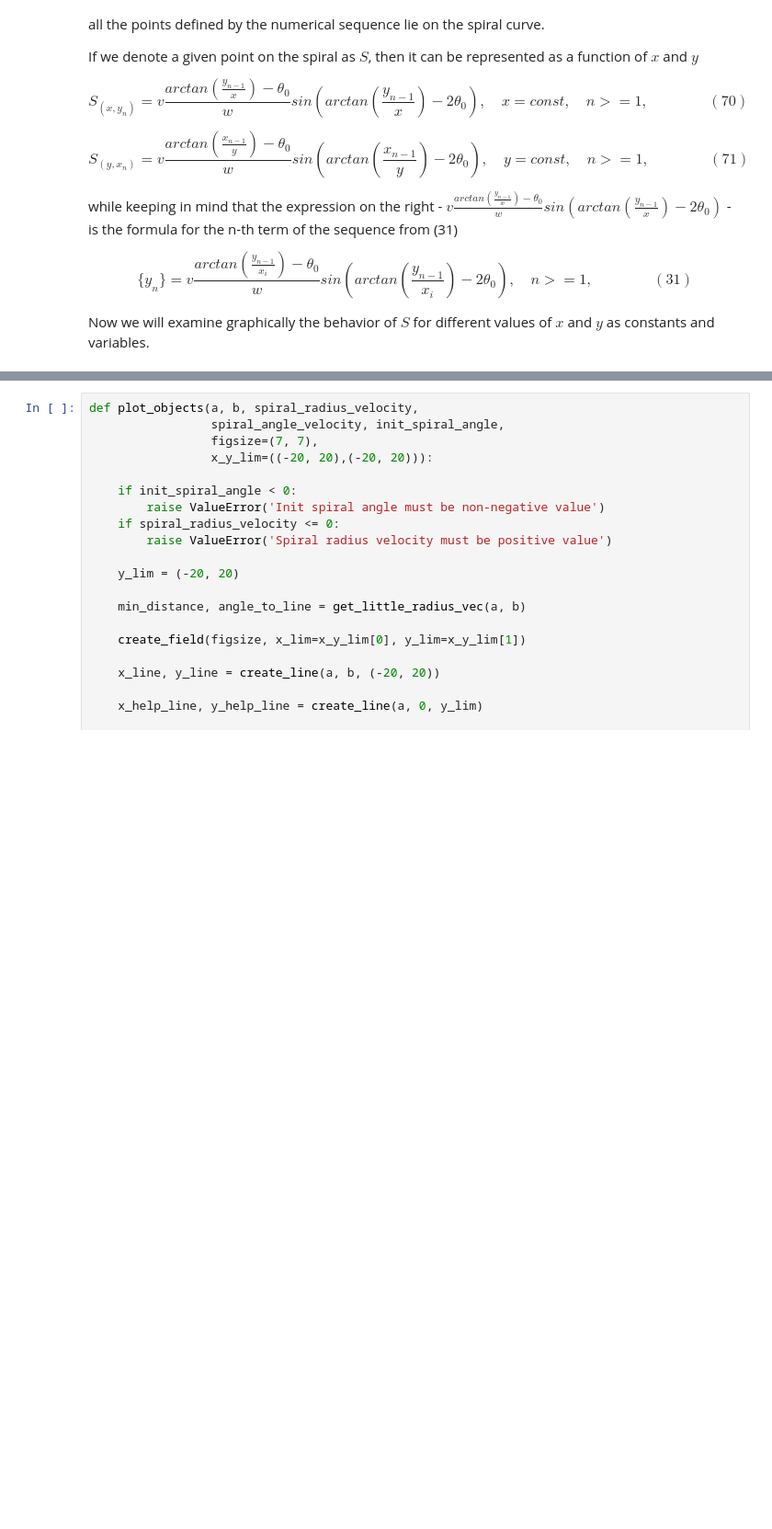
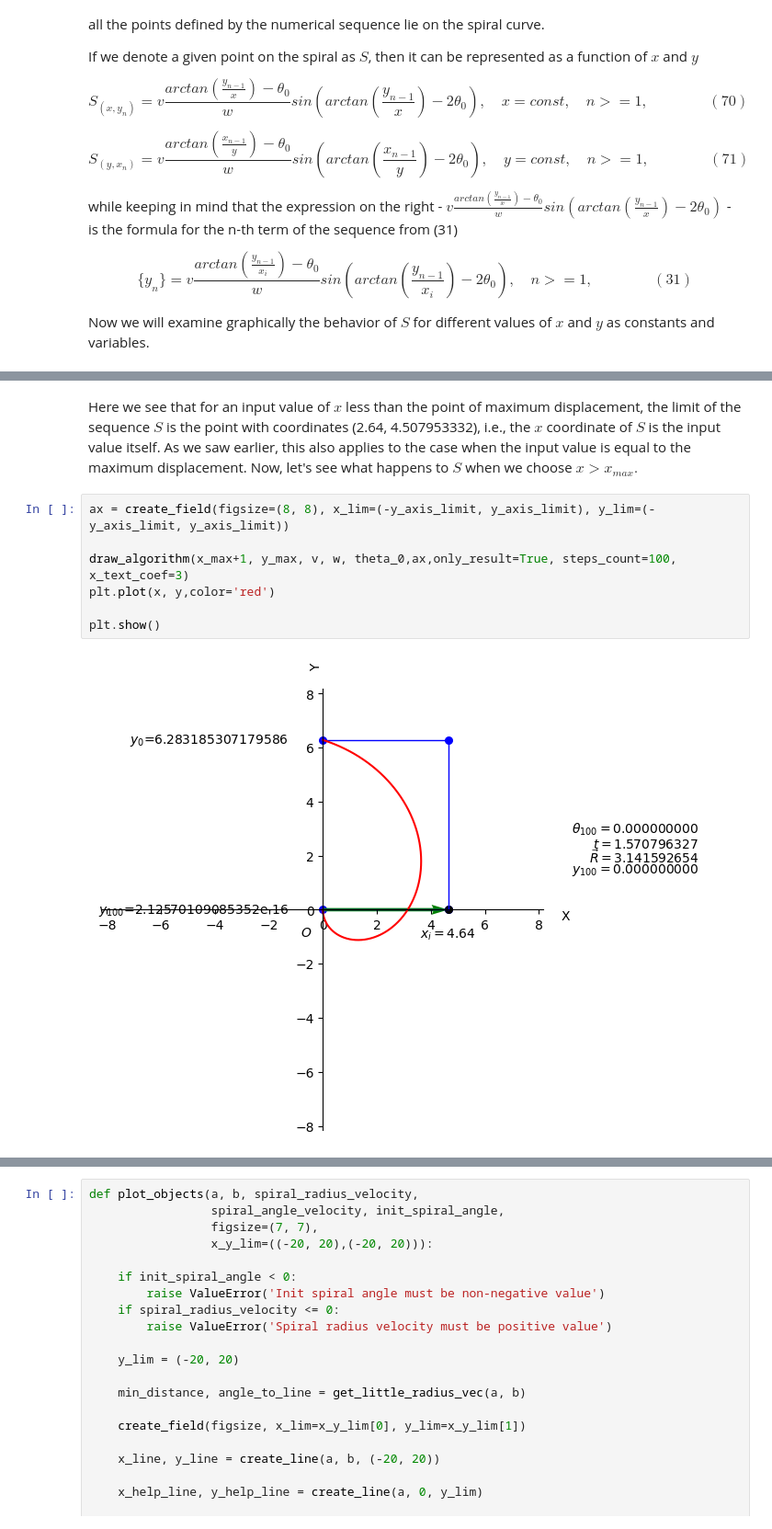
Before and after one commit to Kiril-Lazarov/Intersection-points-between-a-line-and-a-spiral, a Jupyter notebook: Intersection between a line and a spiral.ipynb, the cells around one changed output, grey strips where cells are left out. Shown at 92% size. Drawn from its saved outputs; the diff is of its cells as text; blank space fills up the shorter version.

Commit message:
Writed explanations for the case for the case with x constant

```diff
--- a/Intersection between a line and a spiral.ipynb
+++ b/Intersection between a line and a spiral.ipynb
@@ -565,0 +575,11 @@ Now we will examine graphically the behavior of $S$ for different values of $x$
+# %% [markdown]
+Here we see that for an input value of $x$ less than the point of maximum displacement, the limit of the sequence $S$ is the point with coordinates (2.64, 4.507953332), i.e., the $x$ coordinate of $S$ is the input value itself. As we saw earlier, this also applies to the case when the input value is equal to the maximum displacement. Now, let's see what happens to $S$ when we choose $x > x_{max}.$
+# %%
+ax = create_field(figsize=(8, 8), x_lim=(-y_axis_limit, y_axis_limit), y_lim=(-y_axis_limit, y_axis_limit))
+
+draw_algorithm(x_max+1, y_max, v, w, theta_0,ax,only_result=True, steps_count=100, x_text_coef=3)
+plt.plot(x, y,color='red')
+
+plt.show()
+# %% [output]
+[figure, added]
```
Also changed, not shown: parts of 5 cells of this notebook.
